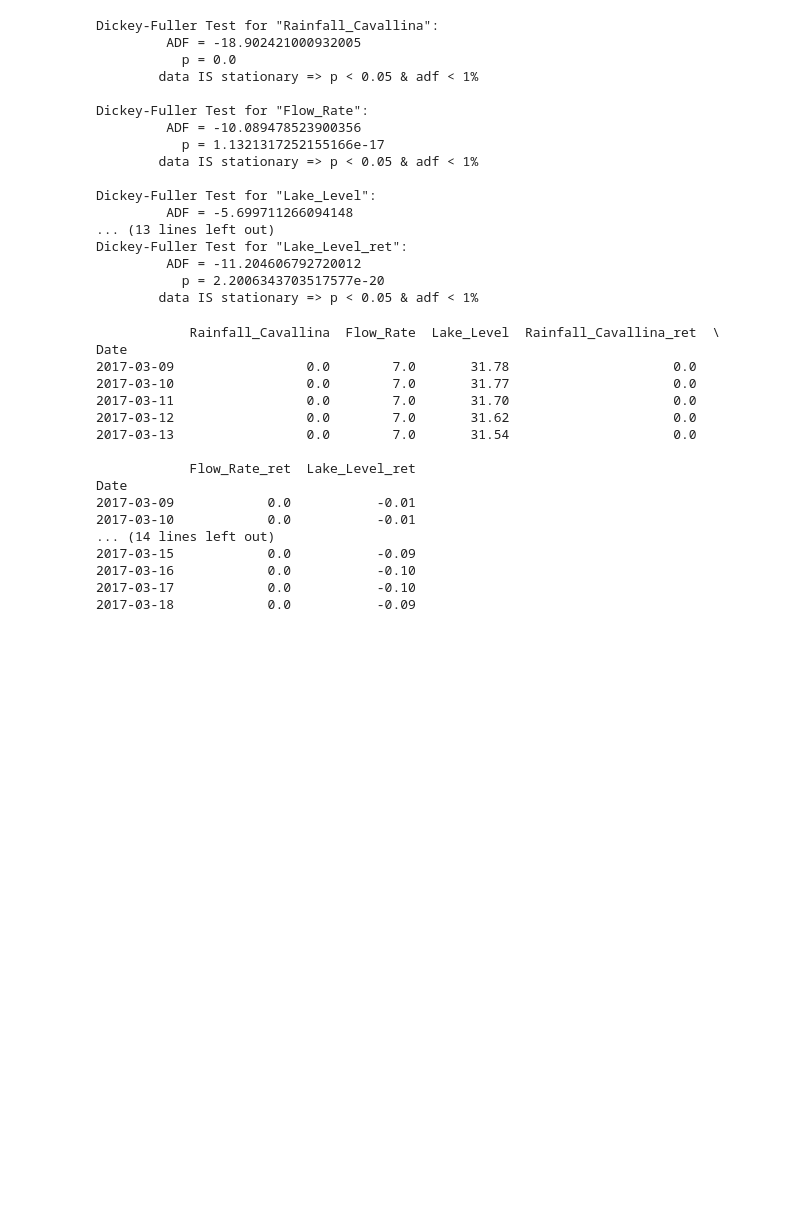
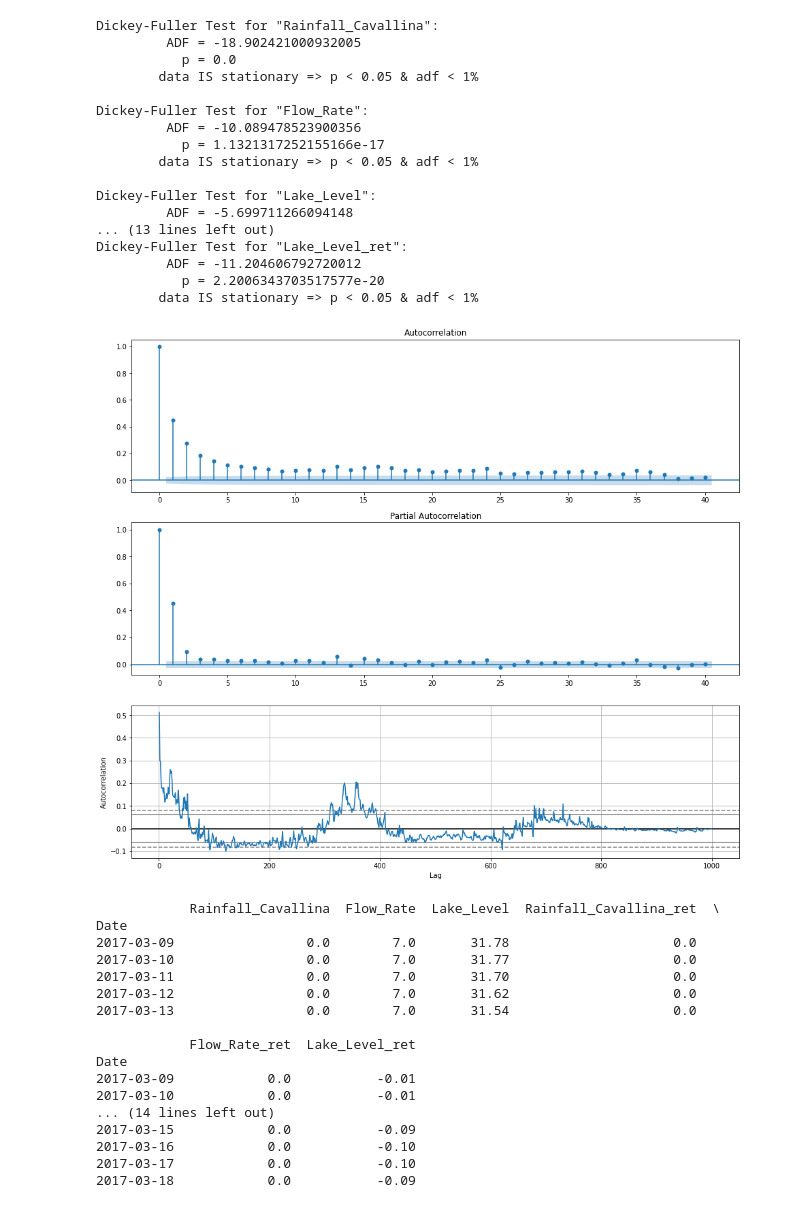
Before and after one commit to KlemenKozelj/master_thesis, a Jupyter notebook: 02_Lake_Bilancino_Time_Series.ipynb, the cells around one changed output. Saved outputs shown, nothing was run; the diff lists cells and outputs as text; code cells hidden in the pictures; blank space fills up the shorter version.

```diff
--- a/02_Lake_Bilancino_Time_Series.ipynb
+++ b/02_Lake_Bilancino_Time_Series.ipynb
@@ -211,6 +209,10 @@ Dickey-Fuller Test for "Lake_Level_ret":
          ADF = -11.204606792720012
            p = 2.2006343703517577e-20
         data IS stationary => p < 0.05 & adf < 1%
+# %%
+seasonality_plot(df['Lake_Level_ret'])
+# %% [output]
+[figure, added]
 # %%
 test_percentage = 0.2
 
```
Also changed, not shown: parts of 14 cells of this notebook.
